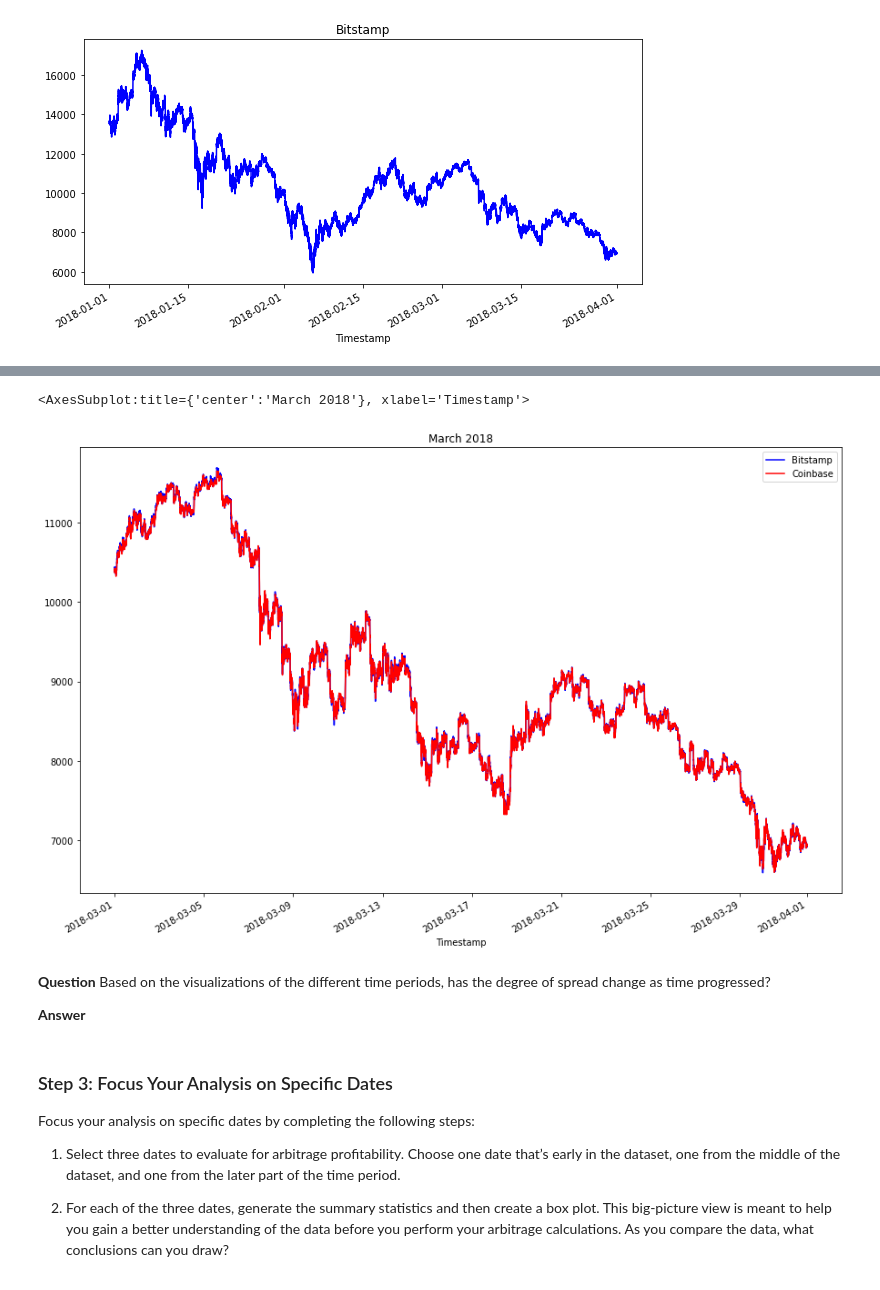
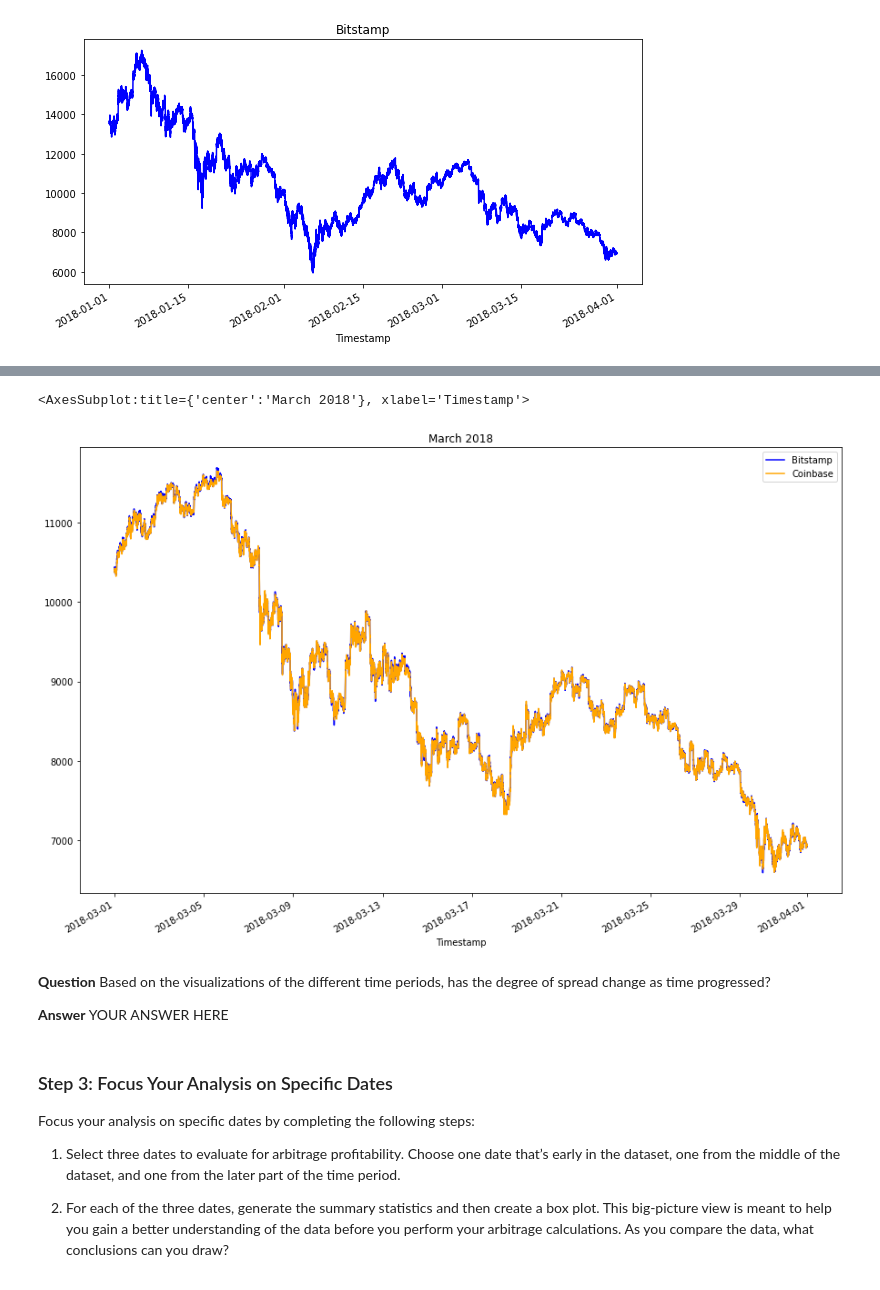
Before and after one commit to dcarter7279/crypto_arbitrage_wk3_challenge, a Jupyter notebook: crypto_arbitrage.ipynb, the cells around one changed output, grey strips where cells are left out. Cells and saved outputs as stored; diff of their text form; code cells hidden in the pictures.

```diff
--- a/crypto_arbitrage.ipynb
+++ b/crypto_arbitrage.ipynb
@@ -306,18 +306,18 @@ coinbase_sliced.loc['2018-01-01' : '2018-01-31'].plot(
 # %%
 # Using the loc and plot functions, create an overlay plot that visualizes
 # the price action of both DataFrames for a one month period later in the dataset
 # Be sure to include the parameters: legend, figure size, title, and color and label
 bitstamp_sliced.loc['2018-03-01' : '2018-03-31'].plot(
     legend=True, figsize=(15, 10), title="March 2018", color="blue", label="Bitstamp")
 coinbase_sliced.loc['2018-03-01' : '2018-03-31'].plot(
-    legend=True, figsize=(15, 10), color="red", label="Coinbase")
+    legend=True, figsize=(15, 10), color="orange", label="Coinbase")
 # %% [output]
 <AxesSubplot:title={'center':'March 2018'}, xlabel='Timestamp'>
-[figure, old version]
+[figure, new version]
 # %% [markdown]
 **Question** Based on the visualizations of the different time periods, has the degree of spread change as time progressed?
 
-**Answer**
+**Answer** YOUR ANSWER HERE
 # %% [markdown]
 ### Step 3: Focus Your Analysis on Specific Dates
 
```
Also changed, not shown: parts of 35 cells of this notebook.
